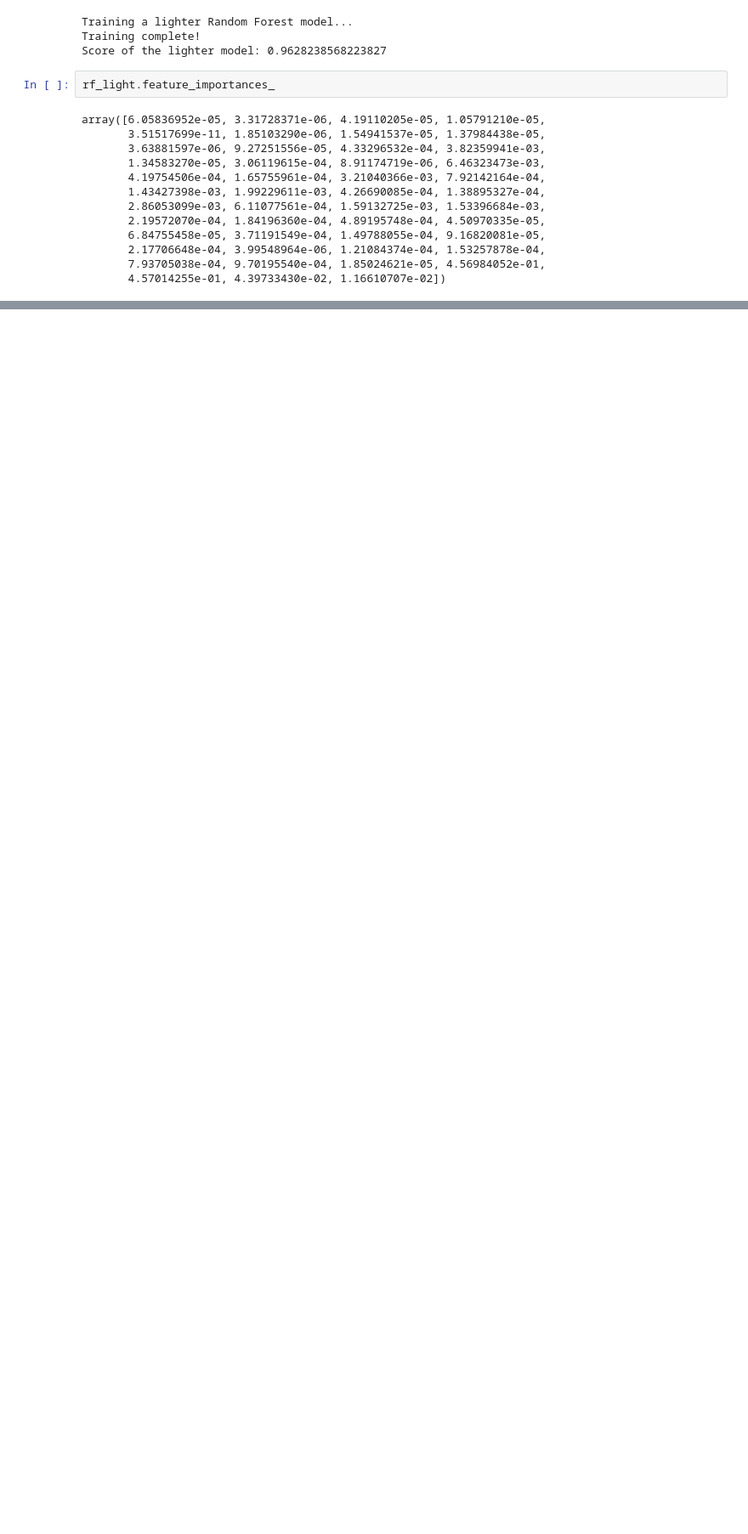
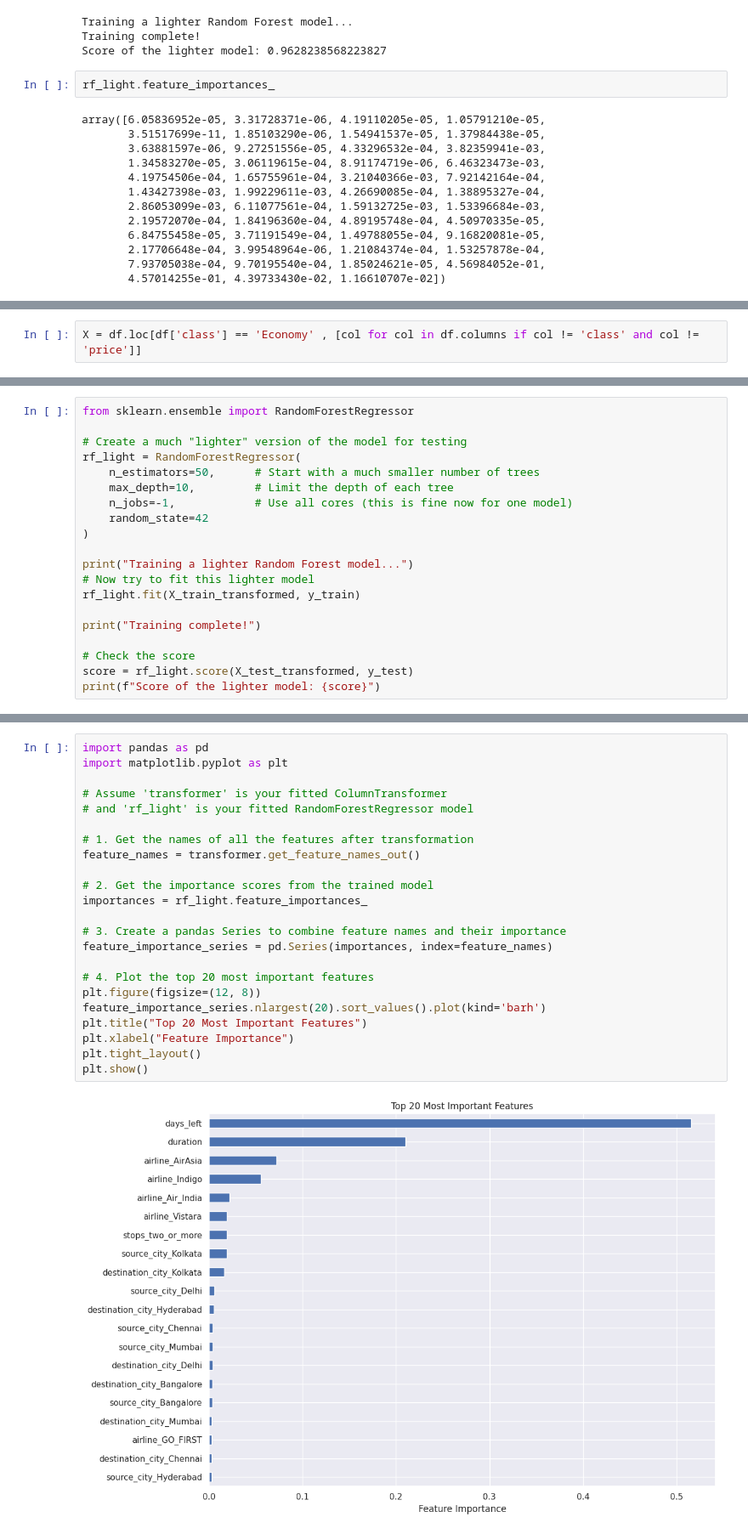
Before and after one commit to kasimkhan06/Machine-Learning-Projects, a Jupyter notebook: Flight Price Prediction/train.ipynb, the cells around one changed output, grey strips where cells are left out. Shown at 85% size. Saved outputs shown, nothing was run; the diff lists cells and outputs as text; blank space fills up the shorter version.

```diff
--- a/Flight Price Prediction/train.ipynb
+++ b/Flight Price Prediction/train.ipynb
@@ -171,0 +184,2 @@ plt.show()
+# %%
+X = df.loc[df['class'] == 'Economy' , [col for col in df.columns if col != 'class' and col != 'price']]
@@ -171,0 +225,20 @@ plt.show()
+# %%
+from sklearn.ensemble import RandomForestRegressor
+
+# Create a much "lighter" version of the model for testing
+rf_light = RandomForestRegressor(
+    n_estimators=50,      # Start with a much smaller number of trees
+    max_depth=10,         # Limit the depth of each tree
+    n_jobs=-1,            # Use all cores (this is fine now for one model)
+    random_state=42
+)
+
+print("Training a lighter Random Forest model...")
+# Now try to fit this lighter model
+rf_light.fit(X_train_transformed, y_train)
+
+print("Training complete!")
+
+# Check the score
+score = rf_light.score(X_test_transformed, y_test)
+print(f"Score of the lighter model: {score}")
@@ -171,0 +249,25 @@ plt.show()
+# %%
+import pandas as pd
+import matplotlib.pyplot as plt
+
+# Assume 'transformer' is your fitted ColumnTransformer
+# and 'rf_light' is your fitted RandomForestRegressor model
+
+# 1. Get the names of all the features after transformation
+feature_names = transformer.get_feature_names_out()
+
+# 2. Get the importance scores from the trained model
+importances = rf_light.feature_importances_
+
+# 3. Create a pandas Series to combine feature names and their importance
+feature_importance_series = pd.Series(importances, index=feature_names)
+
+# 4. Plot the top 20 most important features
+plt.figure(figsize=(12, 8))
+feature_importance_series.nlargest(20).sort_values().plot(kind='barh')
+plt.title("Top 20 Most Important Features")
+plt.xlabel("Feature Importance")
+plt.tight_layout()
+plt.show()
+# %% [output]
+[figure, added]
```
Also changed, not shown: parts of 11 cells of this notebook, 1 other file.
